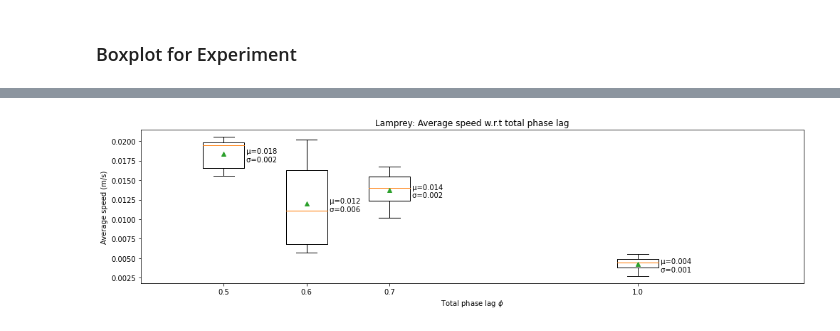
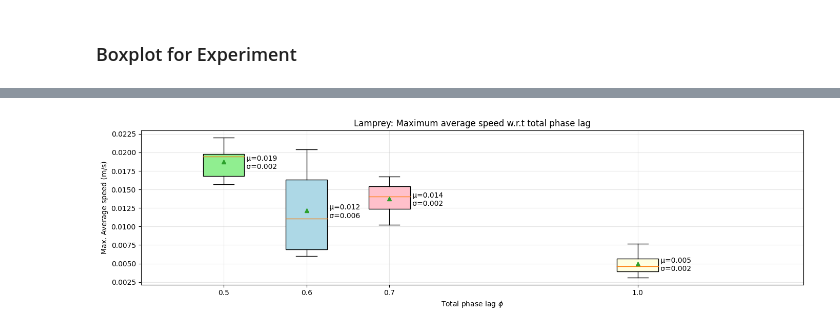
Before and after one commit to RLi43/tp_robots_nageurs, a Jupyter notebook: data processing.ipynb, the cells around one changed output, grey strips where cells are left out. Saved outputs shown, nothing was run; the diff lists cells and outputs as text; code cells hidden in the pictures.

Commit message:
switch to max ave speed in 7.2

```diff
--- a/data processing.ipynb
+++ b/data processing.ipynb
@@ -234,7 +234,7 @@ def get_ave_speed(filename):
     # new distance convention: all summed together
     dist = np.cumsum(delta_dist)
     speed = dist / xyt[:, -1] * 1000
-    return speed[-1]
+    return speed.max()
 # %%
 get_ave_speed("data/data_30_8_5_20_15_10.txt")
 # %% [output]
@@ -287,20 +287,27 @@ for dat in list_data:
     mean.append(mean_std(dat)[0])
     std.append(mean_std(dat)[1])
 # %%
+import matplotlib as mpl
 fig, ax = plt.subplots(figsize=(14,4))
+# mpl.style.use('default')
 plt.xlim([0.4, 1.2])
 plt.xlabel('Total phase lag $\phi$')
-plt.ylabel('Average speed (m/s)')
-bp = ax.boxplot([ave5, ave6, ave7, ave10], positions=[0.5, 0.6, 0.7, 1.0], showmeans=True, widths = 0.05)
+plt.ylabel('Max. Average speed (m/s)')
+bp = ax.boxplot([ave5, ave6, ave7, ave10], positions=[0.5, 0.6, 0.7, 1.0], showmeans=True, widths = 0.05, patch_artist=True)
 
+colors = ['lightgreen', 'lightblue', 'pink', 'lightyellow']
+
+for patch, color in zip(bp['boxes'], colors):
+    patch.set_facecolor(color)
 for i, line in enumerate(bp['means']):
     x, y = line.get_xydata()[0]
     text = ' μ={:.3f}\n σ={:.3f}'.format(mean[i], std[i])
     ax.annotate(text, xy=(x+0.025, y-0.001))
 
-plt.title('Lamprey: Average speed w.r.t total phase lag')
+plt.title('Lamprey: Maximum average speed w.r.t total phase lag')
 plt.tight_layout()
+plt.grid(alpha=0.3)
 fig.savefig('avg_phase.pdf')
 plt.show()
 # %% [output]
-[figure, old version]
+[figure, new version]
```
Also changed, not shown: parts of 1 cell of this notebook.
